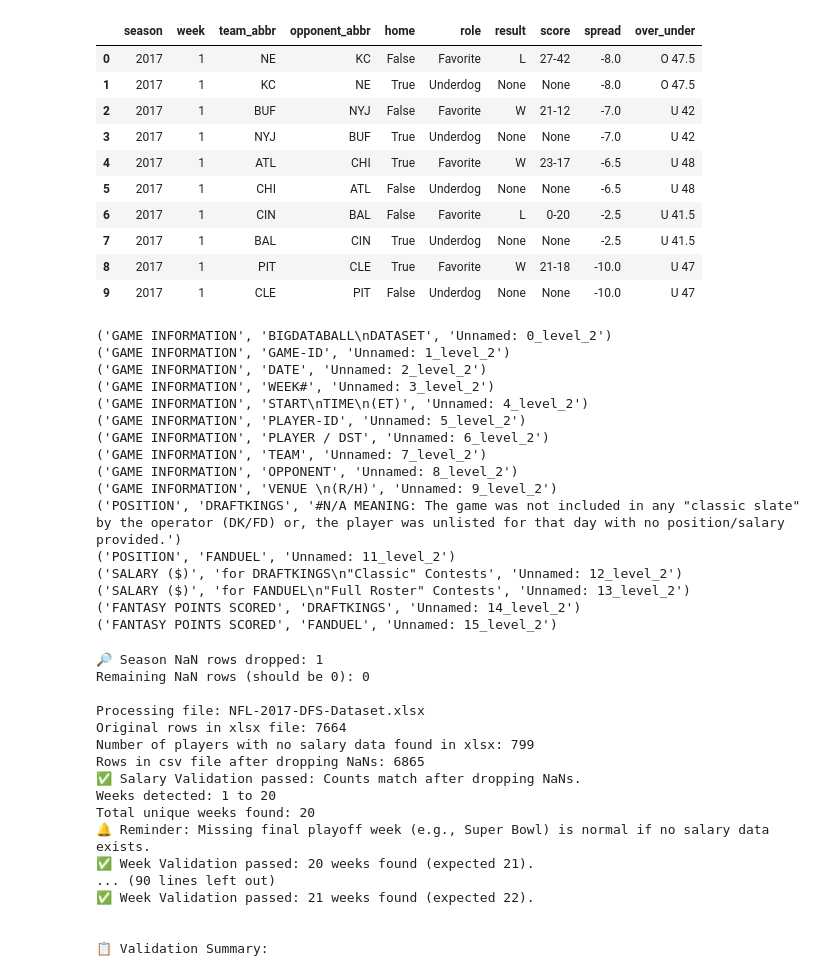
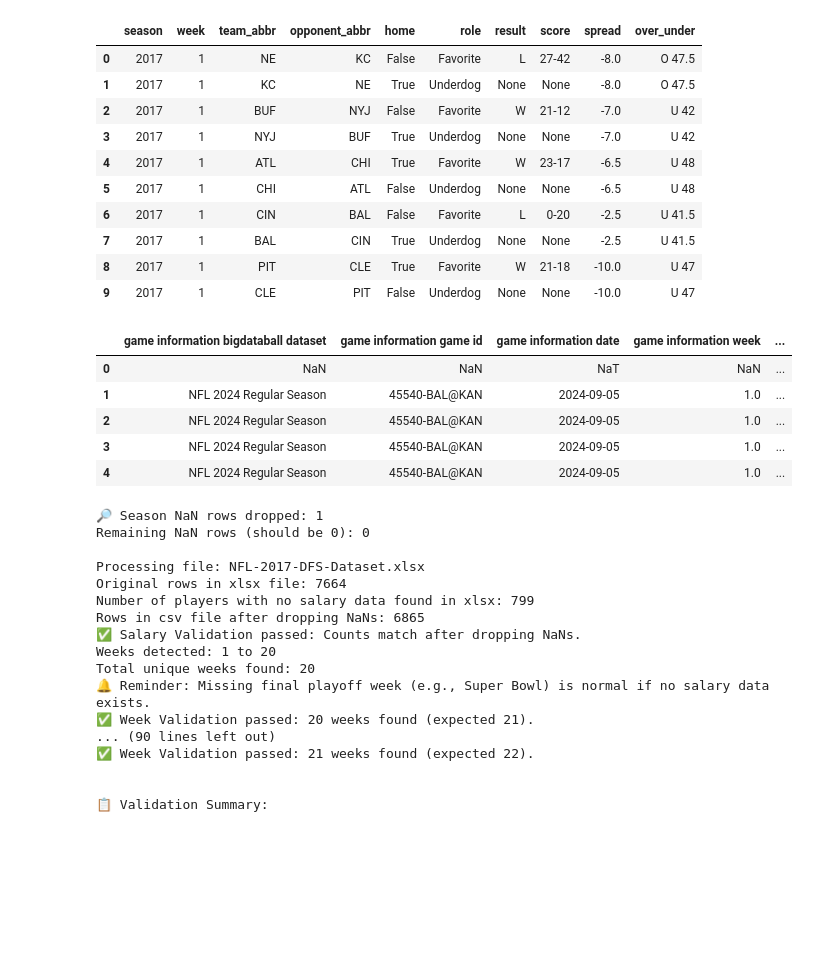
Before and after one commit to ARCtechmo/fanfav, a Jupyter notebook: rb_df.ipynb, the cells around one changed output. Cells and saved outputs as stored; diff of their text form; code cells hidden in the pictures; blank space fills up the shorter version.

Commit message:
updated code to clean the dfs salary and fp columns more robustly

```diff
--- a/rb_df.ipynb
+++ b/rb_df.ipynb
@@ -2811,30 +2811,3 @@ display(tm_reg_playoffs_game_lines_odds.head(10))
 # %%
 ## Begin: Build the dataframe for the DFS Fanduel and Draft Kings salary data from BigDataBall ##
 # ** Files must be in the local directory ** NFL-20xx-DFS-Dataset.xlsx
-# %%
-# TEST - get columns from one excel file
-# output: column structure
-
-# Read raw excel
-dfs_raw = pd.read_excel('NFL-2024-DFS-Dataset.xlsx', header=[0, 1, 2])
-
-# Print out actual column structure
-for col in dfs_raw.columns:
-    print(col)
-# %% [output]
-('GAME INFORMATION', 'BIGDATABALL\nDATASET', 'Unnamed: 0_level_2')
-('GAME INFORMATION', 'GAME-ID', 'Unnamed: 1_level_2')
-('GAME INFORMATION', 'DATE', 'Unnamed: 2_level_2')
-('GAME INFORMATION', 'WEEK#', 'Unnamed: 3_level_2')
-('GAME INFORMATION', 'START\nTIME\n(ET)', 'Unnamed: 4_level_2')
-('GAME INFORMATION', 'PLAYER-ID', 'Unnamed: 5_level_2')
-('GAME INFORMATION', 'PLAYER / DST', 'Unnamed: 6_level_2')
-('GAME INFORMATION', 'TEAM', 'Unnamed: 7_level_2')
-('GAME INFORMATION', 'OPPONENT', 'Unnamed: 8_level_2')
-('GAME INFORMATION', 'VENUE \n(R/H)', 'Unnamed: 9_level_2')
-('POSITION', 'DRAFTKINGS', '#N/A MEANING: The game was not included in any "classic slate" by the operator (DK/FD) or, the player was unlisted for that day with no position/salary provided.')
-('POSITION', 'FANDUEL', 'Unnamed: 11_level_2')
-('SALARY ($)', 'for DRAFTKINGS\n"Classic" Contests', 'Unnamed: 12_level_2')
-('SALARY ($)', 'for FANDUEL\n"Full Roster" Contests', 'Unnamed: 13_level_2')
-('FANTASY POINTS SCORED', 'DRAFTKINGS', 'Unnamed: 14_level_2')
-('FANTASY POINTS SCORED', 'FANDUEL', 'Unnamed: 15_level_2')
@@ -2959,0 +2814,45 @@ def process_single_year(filepath, year):
+# %%
+# create a helper function to clean the the dfs salary data
+# no output
+
+def clean_column_dfs(col):
+    """
+    Cleans and flattens multi-index column names for DFS salary Excel files:
+    - Joins tuples if multi-index
+    - Removes special characters
+    - Normalizes spaces
+    - Converts to lowercase for matching
+    """
+    if isinstance(col, tuple):
+        col = ' '.join(str(x) for x in col if x)
+
+    return (
+        str(col)
+        .replace('\n', ' ')
+        .replace('(', '')
+        .replace(')', '')
+        .replace('"', '')
+        .replace('#', '')
+        .replace('$', '')
+        .replace('/', '')
+        .replace('-', ' ')
+        .strip()
+        .lower()
+        .replace('  ', ' ')
+        .replace('   ', ' ')
+    )
+# %%
+# Read the excel files
+filepath = 'NFL-2024-DFS-Dataset.xlsx'
+dfs_raw = pd.read_excel(filepath, header=[0, 1])
+original_row_count = len(dfs_raw)
+
+dfs_raw.columns = [clean_column_dfs(col) for col in dfs_raw.columns]
+dfs_raw.head()  # Optional preview
+# %% [output]
+|  | game information bigdataball dataset | game information game id | game information date | game information week | ... |
+| 0 | NaN | NaN | NaT | NaN | ... |
+| 1 | NFL 2024 Regular Season | 45540-BAL@KAN | 2024-09-05 | 1.0 | ... |
+| 2 | NFL 2024 Regular Season | 45540-BAL@KAN | 2024-09-05 | 1.0 | ... |
+| 3 | NFL 2024 Regular Season | 45540-BAL@KAN | 2024-09-05 | 1.0 | ... |
+| 4 | NFL 2024 Regular Season | 45540-BAL@KAN | 2024-09-05 | 1.0 | ... |
```
Also changed, not shown: parts of 5 cells of this notebook.
